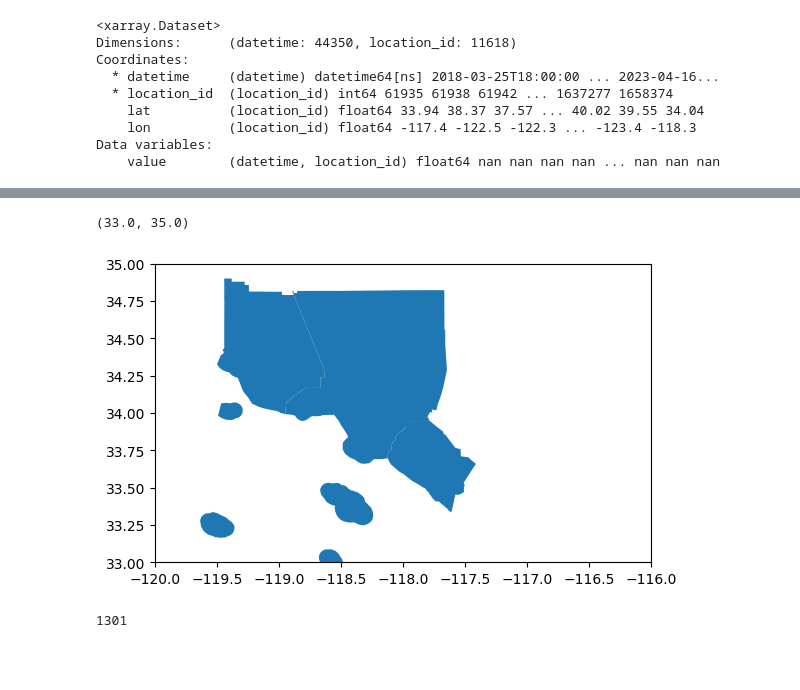
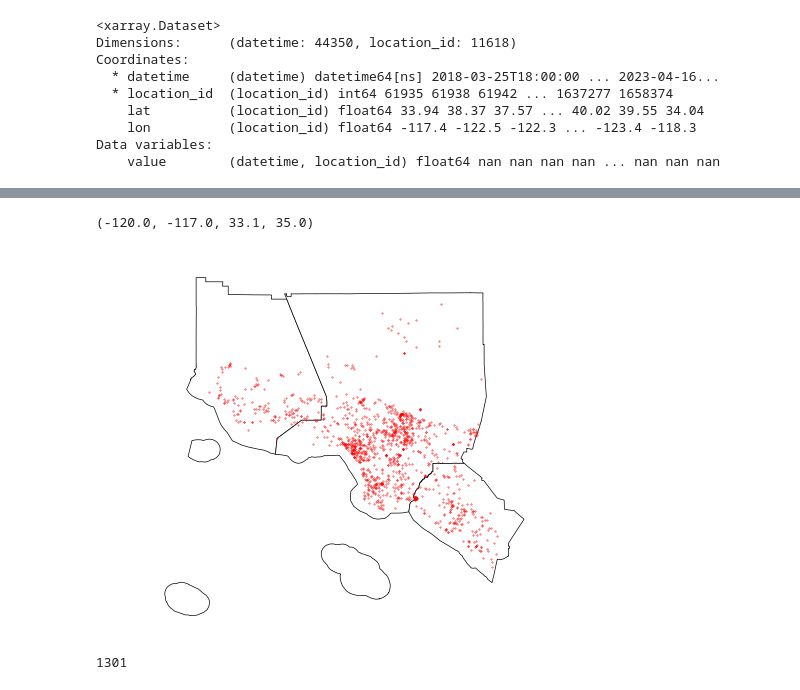
Before and after one commit to patel-zeel/aqmsp_models, a Jupyter notebook: notebooks/prepare_pa_lov.ipynb, the cells around one changed output, grey strips where cells are left out. Cells and saved outputs as stored; diff of their text form; code cells hidden in the pictures; blank space fills up the shorter version.

```diff
--- a/notebooks/prepare_pa_lov.ipynb
+++ b/notebooks/prepare_pa_lov.ipynb
@@ -42,13 +45,19 @@ plt.scatter(ds['lon'], ds['lat'], s=0.1, c='red')
 # %%
 cities = ["Los Angeles", "Orange", "Ventura"]
 # plt.scatter(ds['lon'], ds['lat'], s=0.1, c='red')
 subset_map = cal_map[cal_map.NAME.isin(cities)]
-subset_map.plot()
-plt.xlim(-120, -116)
-plt.ylim(33, 35)
+subset_map.plot(color='white', edgecolor='black', linewidth=0.5)
+# scatter all points within the subset
+for lat, lon in zip(ds['lat'], ds['lon']):
+    if subset_map.contains(Point(lon, lat)).any():
+        plt.scatter(lon, lat, s=0.1, c='red')
+
+plt.xlim(-120, -117)
+plt.ylim(33.1, 35)
+plt.axis('off')
 # %% [output]
-(33.0, 35.0)
+(-120.0, -117.0, 33.1, 35.0)
-[figure, old version]
+[figure, new version]
 # %%
 # find all points in LA by using the lat/lon
 unary = subset_map.geometry.unary_union
```
Also changed, not shown: parts of 5 cells of this notebook, 29 other files.
